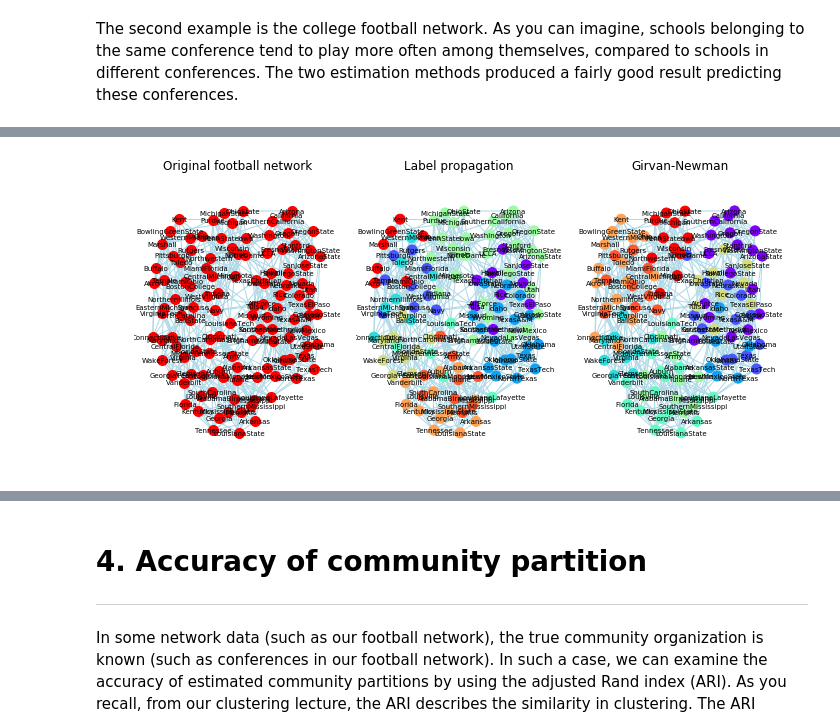
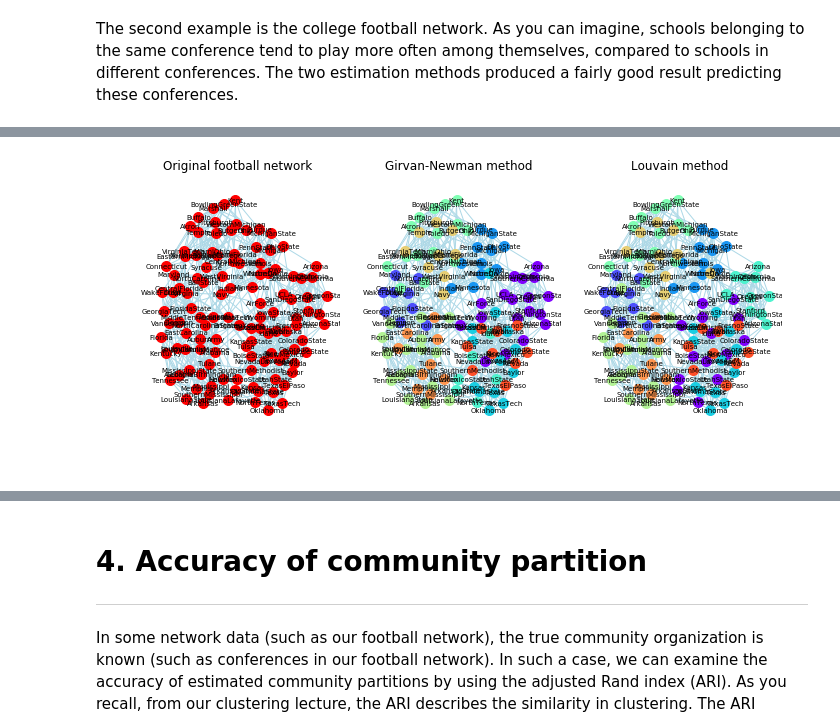
Before and after one commit to sathayas/JupyterConnectivitySpring2019, a Jupyter notebook: Modules.ipynb, the cells around one changed output, grey strips where cells are left out. Cells and saved outputs as stored; diff of their text form; code cells hidden in the pictures.

```diff
--- a/Modules.ipynb
+++ b/Modules.ipynb
@@ -94,12 +106,13 @@ for i,imu in enumerate(mu):
     G = G_list[i]
     commIndSet = {frozenset(G.nodes[v]['community']) for v in G}
     commInd = [list(x) for x in iter(commIndSet)]
+    nComm = len(commInd)
+    node_color_list = get_cmap(nComm+1,'rainbow')
 
     pos = nx.kamada_kawai_layout(G, weight=None) # positions for all nodes
-    for iComm in range(len(commInd)):
+    for iComm in range(nComm):
         nx.draw_networkx_nodes(G, pos, nodelist=commInd[iComm],
-                               cmap=plt.cm.rainbow, vmin=0, vmax=len(commInd)-1,
-                               node_color = [iComm]*len(commInd[iComm]),
+                               node_color = node_color_list(iComm),
                                node_size=50)
     nx.draw_networkx_edges(G, pos, edge_color='lightblue')
     plt.title('Inter-community connection probability\n%6.4f' % imu)
@@ -216,7 +282,7 @@ plt.show()
 # %% [markdown]
 The second example is the college football network. As you can imagine, schools belonging to the same conference tend to play more often among themselves, compared to schools in different conferences. The two estimation methods produced a fairly good result predicting these conferences.
 # %%
-# drawing the graph (football network)
+#### drawing the graph (football network)
 plt.figure(figsize=[10,4.5])
 plt.subplot(131)
 
@@ -231,34 +297,40 @@ plt.axis('off')
 plt.xlim([-1.15, 1.15])
 plt.ylim([-1.15, 1.15])
 
-# next, graph with communities in different colors (label propagation)
+# next, graph with communities in different colors (Girvan-Newman)
 plt.subplot(132)
-for iComm in range(len(commInd_football_lp)):
-    nx.draw_networkx_nodes(G_football, pos, nodelist=commInd_football_lp[iComm],
-                           cmap=plt.cm.rainbow,
-                           vmin=0, vmax=len(commInd_football_lp)-1,
-                           node_color = [iComm]*len(commInd_football_lp[iComm]),
+nComm = max([comm for comm in partition_football_GN.values()])+1
+node_color_list = get_cmap(nComm+1,'rainbow')
+for iComm in range(nComm):
+    nodeList = [iNode for iNode,Comm in partition_football_GN.items()
+                if Comm==iComm]
+    nx.draw_networkx_nodes(G_football, pos,
+                           nodelist=nodeList,
+                           node_color = node_color_list(iComm),
                            node_size=100)
 nx.draw_networkx_edges(G_football, pos,
                        edge_color='lightblue')
-nx.draw_networkx_labels(G_football, pos, font_size=7, font_color='Black')
-plt.title('Label propagation')
+nx.draw_networkx_labels(G_football, pos, font_size=7, font_color='black')
+plt.title('Girvan-Newman method')
 plt.axis('off')
 plt.xlim([-1.15, 1.15])
 plt.ylim([-1.15, 1.15])
 
-# (girvan-newman)
+# next, graph with communities in different colors (Louvain)
 plt.subplot(133)
-for iComm in range(len(commInd_football_gn)):
-    nx.draw_networkx_nodes(G_football, pos, nodelist=commInd_football_gn[iComm],
-                           cmap=plt.cm.rainbow,
-                           vmin=0, vmax=len(commInd_football_gn)-1,
-                           node_color = [iComm]*len(commInd_football_gn[iComm]),
+nComm = max([comm for comm in partition_football_L.values()])+1
+node_color_list = get_cmap(nComm+1,'rainbow')
+for iComm in range(nComm):
+    nodeList = [iNode for iNode,Comm in partition_football_L.items()
+                if Comm==iComm]
+    nx.draw_networkx_nodes(G_football, pos,
+                           nodelist=nodeList,
+                           node_color = node_color_list(iComm),
                            node_size=100)
 nx.draw_networkx_edges(G_football, pos,
                        edge_color='lightblue')
-nx.draw_networkx_labels(G_football, pos, font_size=7, font_color='Black')
-plt.title('Girvan-Newman')
+nx.draw_networkx_labels(G_football, pos, font_size=7, font_color='black')
+plt.title('Louvain method')
 plt.axis('off')
 plt.xlim([-1.15, 1.15])
 plt.ylim([-1.15, 1.15])
@@ -271 +363 @@ plt.show()
-[figure, old version]
+[figure, new version]
```
Also changed, not shown: parts of 19 cells of this notebook.
